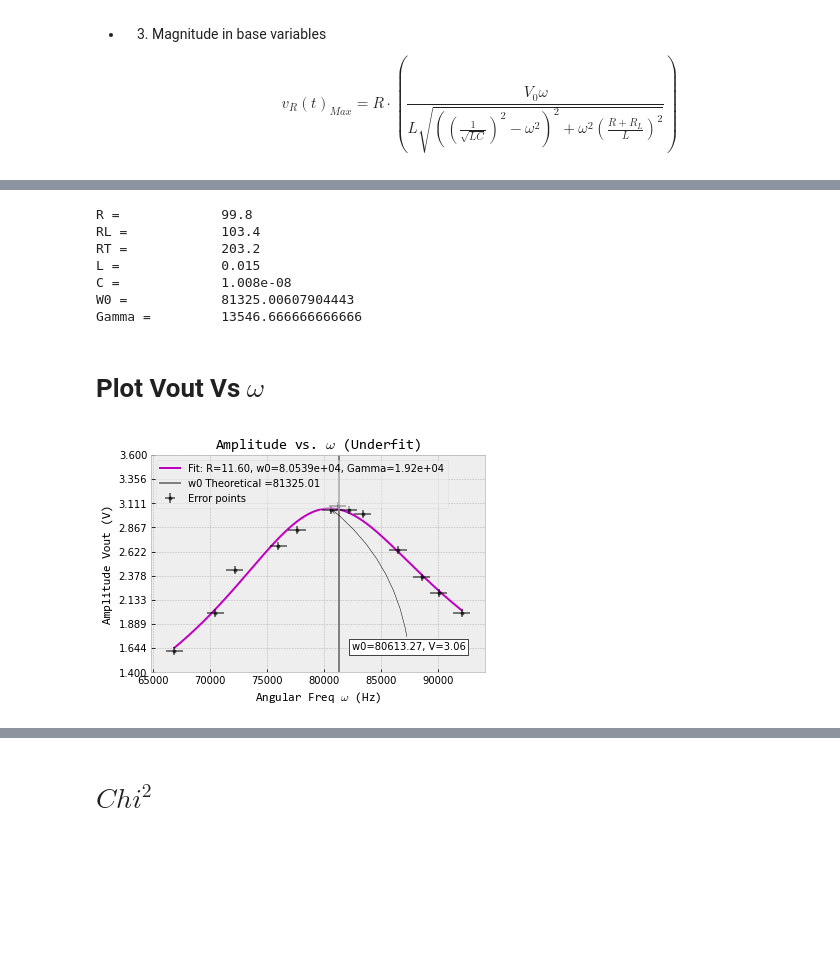
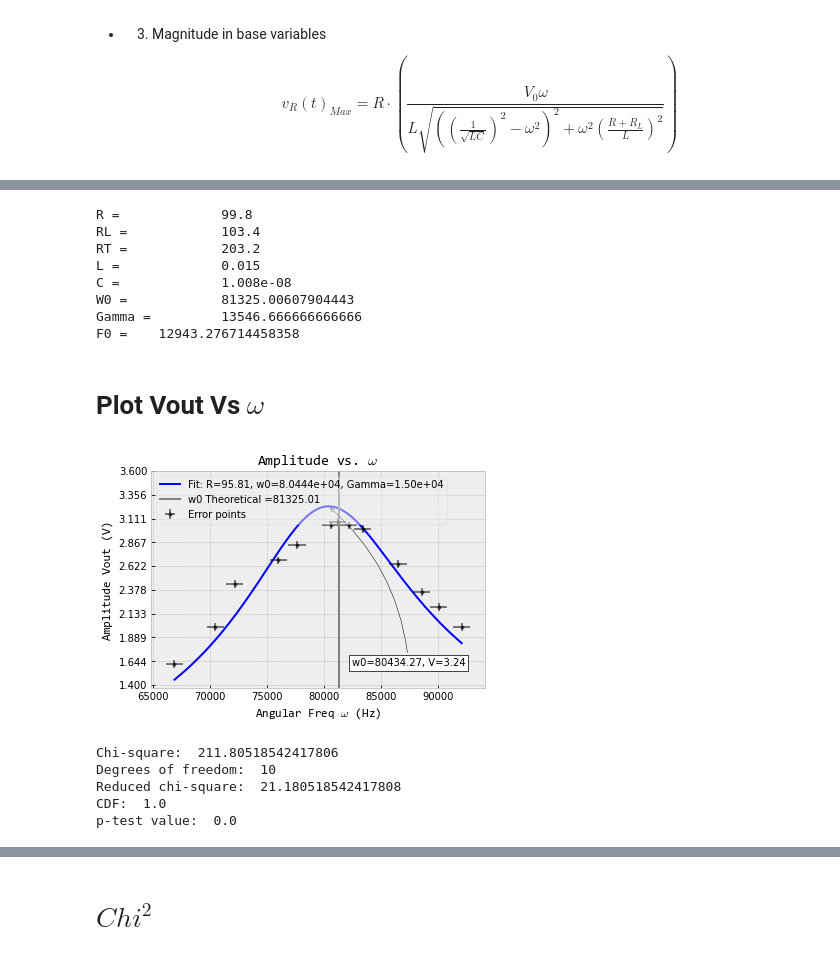
Before and after one commit to Drixitel/134-Lab-Spring-2023, a Jupyter notebook: Code/Chaos/FinalRCLAnalysis.ipynb, the cells around one changed output, grey strips where cells are left out. Drawn from its saved outputs; the diff is of its cells as text; code cells hidden in the pictures; blank space fills up the shorter version.

```diff
--- a/Code/Chaos/FinalRCLAnalysis.ipynb
+++ b/Code/Chaos/FinalRCLAnalysis.ipynb
@@ -268,7 +270,7 @@ $$
 # %%
 # Mag. 1
 def VRMax2(w,R, w0, gamma):
-    V0 = 76
+    V0 = 7.6
     return ((R*V0*w)/L)*( (w0**2-w**2)**2 + w**2*(gamma)**2)**(-1/2)
 # %%
 # LAST ATTEMPT
@@ -278,10 +280,12 @@ def VRMax3(w, R, L, C):
     return ((R*V0*w)/L)*( ((L*C)**(-1) - w**2)**2 + (w**2)*((R+Rl)/L)**2)**(-1/2)
 # %%
 # fit
+#popt2 , pcov2 = curve_fit( VRMax2,w, Vout , sigma=VoutSig, p0 = p02, absolute_sigma=True,maxfev=2000, bounds=(0,(200,85000,15000)))
+
 p02 = [90,80000,12500]
 p04 = [95,0.015,1E-8]
-popt2 , pcov2 = curve_fit( VRMax2,w, Vout , sigma=VoutSig, p0 = p02, absolute_sigma=True)
-popt4 , pcov4 = curve_fit( VRMax3,w, Vout , sigma=VoutSig, p0= p04 , absolute_sigma=True)
+popt2 , pcov2 = curve_fit( VRMax2,w, Vout , sigma=VoutSig, p0 = p02, absolute_sigma=True,maxfev=2000, bounds=(0,(115,85000,15000)))
+popt4 , pcov4 = curve_fit( VRMax3,w, Vout , sigma=VoutSig, p0= p04 , absolute_sigma=True,maxfev=2000, bounds=(0,(115,.02,1.7E-8)))
 # %%
 # Check
 
@@ -310,6 +314,7 @@ print(f'L = \t\t{L}')
 print(f'C = \t\t{C}')
 print(f'W0 = \t\t{w0}')
 print(f'Gamma = \t{Gamma}')
+print(f'F0 = \t{f0}')
 # %% [output]
 R =             99.8
 RL =            103.4
@@ -318,6 +323,7 @@ L =             0.015
 C =             1.008e-08
 W0 =            81325.00607904443
 Gamma =         13546.666666666666
+F0 =    12943.276714458358
 # %% [markdown]
 # Plot Vout Vs $\omega$
 # %%
@@ -327,46 +333,86 @@ plt.figure()
 plt.style.use('bmh')
 
 
-# Fit a line with paramaters given
-fitline = VRMax2(w, *popt2)
-# fitline2 = VRMax3(w, *popt4)
+# plot data with even spread
+w_line = np.linspace(min(w), max(w), 1000)
+fitline_line = VRMax2(w_line, *popt2)
+
 
 
 def annot_max(x,y, ax=None):
     xmax = x[np.argmax(y)]
     ymax = y.max()
     text= "w0={:.2f}, V={:.2f}".format(xmax, ymax)
     if not ax:
         ax=plt.gca()
     bbox_props = dict(boxstyle="square,pad=0.3", fc="w", ec="k", lw=0.72)
     arrowprops=dict(arrowstyle="->",connectionstyle="arc3,rad=.2", color='black')
     kw = dict(xycoords='data',textcoords="axes fraction",
               arrowprops=arrowprops, bbox=bbox_props, ha="right", va="top")
     ax.annotate(text, xy=(xmax, ymax), xytext=(0.94,0.14), **kw)
 
-annot_max(w,fitline)
+annot_max(w_line,fitline_line)
 
 
 
-# plot data
-w_line = np.linspace(min(w), max(w), 1000)
-fitline_line = VRMax2(w_line, *popt2)
-plt.plot(w_line,fitline_line, 'm', label= 'Fit: R=%1.2f, w0=%1.4e, Gamma=%1.2e' % tuple(popt2))
-# plt.plot(w,fitline2, 'r', label= 'fit2')
+
+
+
+
+#plot
+plt.plot(w_line,fitline_line, 'b', label= 'Fit: R=%1.2f, w0=%1.4e, Gamma=%1.2e' % tuple(popt2))
+
+
 plt.errorbar(w,Vout,yerr=VoutSig, xerr=wSig, fmt= '.', ls = None, label= 'Error points', color = 'black', alpha =0.5)
 plt.yticks(np.linspace(1.4,3.6,10))
 
 
 
 #Labels
-plt.title("Amplitude vs. $\omega$ (Underfit)", **hfont)
+plt.title("Amplitude vs. $\omega$ ", **hfont)
 plt.ylabel("Amplitude Vout (V)", **hfont)
 plt.xlabel("Angular Freq $\omega$ (Hz)", **hfont)
 plt.axvline(w0, color ='gray', label =f'w0 Theoretical ={w0:.2f}')
 
 plt.legend(loc =2,fancybox=True, framealpha=0.5)
 
 
-plt.savefig("AmpVsOmega.png", bbox_inches='tight')
+plt.savefig("AmpVsOmega1.png", bbox_inches='tight')
 # %% [output]
-[figure, old version]
+[figure, new version]
+# %%
+# 1st for R,Wo,Gamma
+# By definition:
+fitline1 = VRMax2(w,*popt2)
+chisq = sum( (Vout - fitline1)**2 / VoutSig**2 )
+
+# ndf = number of degrees of freedom
+ndf = len(w)-len(popt2)
+
+# prof advised not to use this
+chisq_reduced = chisq/float(ndf)
+
+#   Note:
+#       The reduced Chi2 = (Chi2/ndf) is just a "shortcut" that allows us to quickly decide if
+#       the data agrees with the model.
+#     If reduced Chi2 is about equal to one: we are definitely good, because (Chi2/ndf)=1 corresponds to
+#     the p-value of 0.5
+
+cdf = stat.chi2.cdf(chisq, df = ndf)
+
+# For a Chisquare with a given number of degrees of freedom the p-test value:
+#       is just one minus the cummilative distribtion
+#       fucntion (CDF) of the chisquare probabilty distribution evaluated at the calculated value of ChiSq
+pvalue = 1-cdf
+
+print('Chi-square: ',chisq)
+print('Degrees of freedom: ',ndf)
+print('Reduced chi-square: ',chisq_reduced)
+print('CDF: ', cdf)
+print('p-test value: ',pvalue)
+# %% [output]
+Chi-square:  211.80518542417806
+Degrees of freedom:  10
+Reduced chi-square:  21.180518542417808
+CDF:  1.0
+p-test value:  0.0
```
Also changed, not shown: parts of 10 cells of this notebook, 16 other files.
